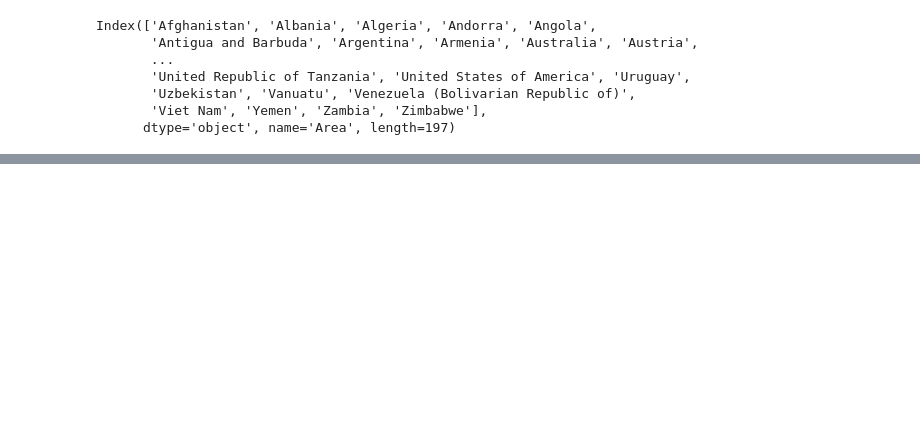
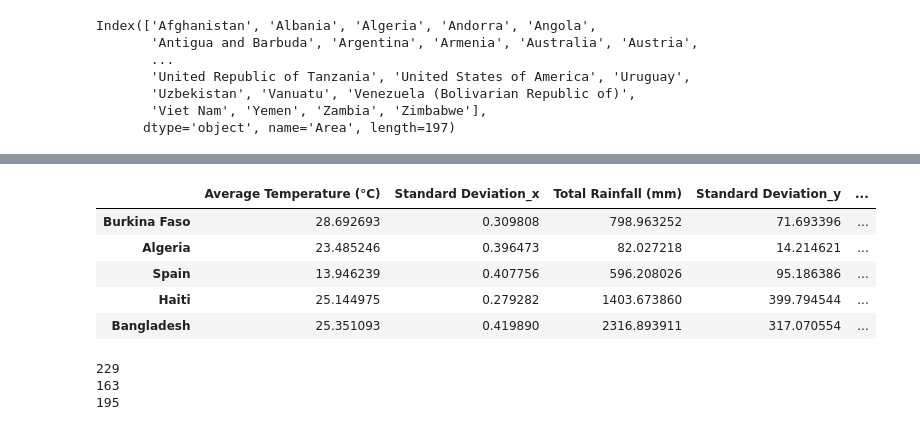
Before and after one commit to herbmks/MDA-Tuvalu, a Jupyter notebook: preprocessing climate factors.ipynb, the cells around one changed output, grey strips where cells are left out. Cells and saved outputs as stored; diff of their text form; code cells hidden in the pictures; blank space fills up the shorter version.

```diff
--- a/preprocessing climate factors.ipynb
+++ b/preprocessing climate factors.ipynb
@@ -174,0 +213,20 @@ SyntaxError: invalid syntax (<ipython-input-17-e15533c767ce>, line 1)
+# %%
+namematches = list(set(climate_factors.index.tolist()) & set(water_resources.index.tolist()))
+# %%
+climate_factors2 = pd.merge(climate_factors.loc[namematches],water_resources.loc[namematches],left_index=True,right_index=True,how='outer')
+climate_factors2.head()
+# %% [output]
+|  | Average Temperature (°C) | Standard Deviation_x | Total Rainfall (mm) | Standard Deviation_y | ... |
+| Burkina Faso | 28.692693 | 0.309808 | 798.963252 | 71.693396 | ... |
+| Algeria | 23.485246 | 0.396473 | 82.027218 | 14.214621 | ... |
+| Spain | 13.946239 | 0.407756 | 596.208026 | 95.186386 | ... |
+| Haiti | 25.144975 | 0.279282 | 1403.673860 | 399.794544 | ... |
+| Bangladesh | 25.351093 | 0.419890 | 2316.893911 | 317.070554 | ... |
+# %%
+print(len(climate_factors1))
+print(len(climate_factors2))
+print(len(climate_factors))
+# %% [output]
+229
+163
+195
```
Also changed, not shown: parts of 18 cells of this notebook.
